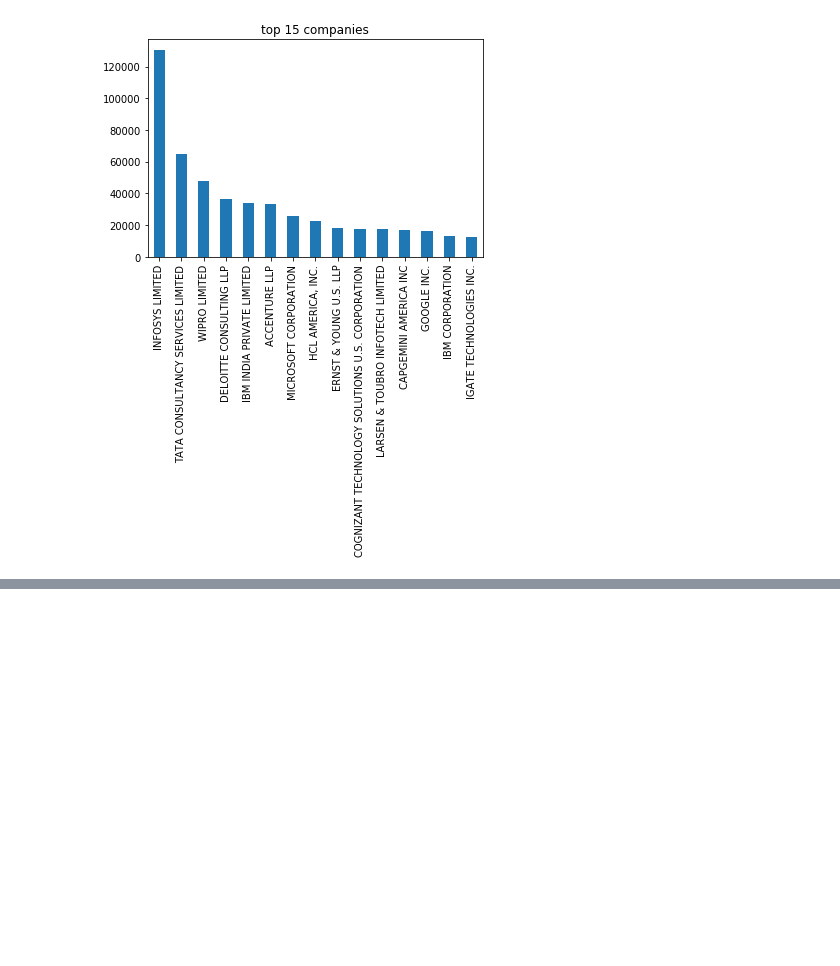
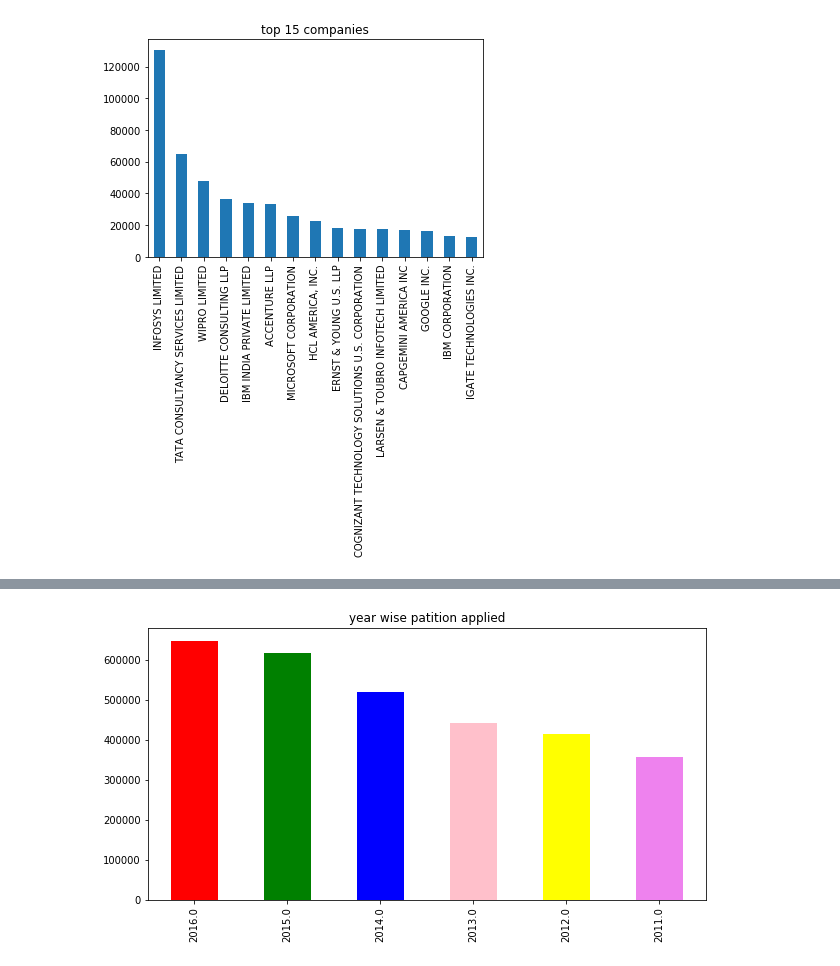
Before and after one commit to ajayyadav1998/Python-9am, a Jupyter notebook: Data Science/H1b visa Dataset work.ipynb, the cells around one changed output, grey strips where cells are left out. Saved outputs shown, nothing was run; the diff lists cells and outputs as text; code cells hidden in the pictures; blank space fills up the shorter version.

```diff
--- a/Data Science/H1b visa Dataset work.ipynb
+++ b/Data Science/H1b visa Dataset work.ipynb
@@ -111,0 +142,8 @@ Name: case_status, dtype: int64
+# %%
+plt.figure(figsize=(10,5))
+plt.rcParams['text.color'] = 'black'
+df.year.value_counts().plot(kind='bar',title='year wise patition applied',colors=['r','g','b','pink','yellow','violet'])
+
+plt.show()
+# %% [output]
+[figure, added]
```
Also changed, not shown: parts of 11 cells of this notebook.
